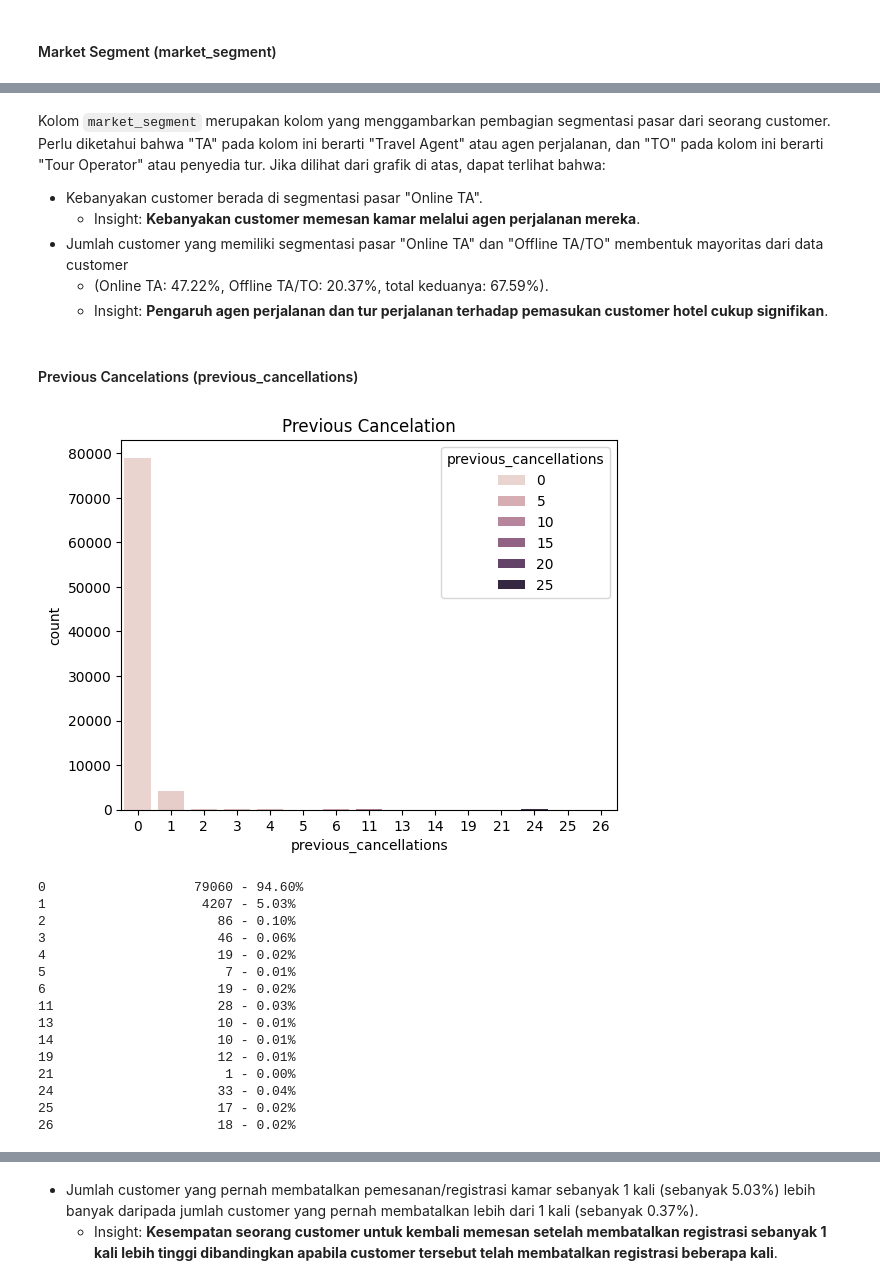
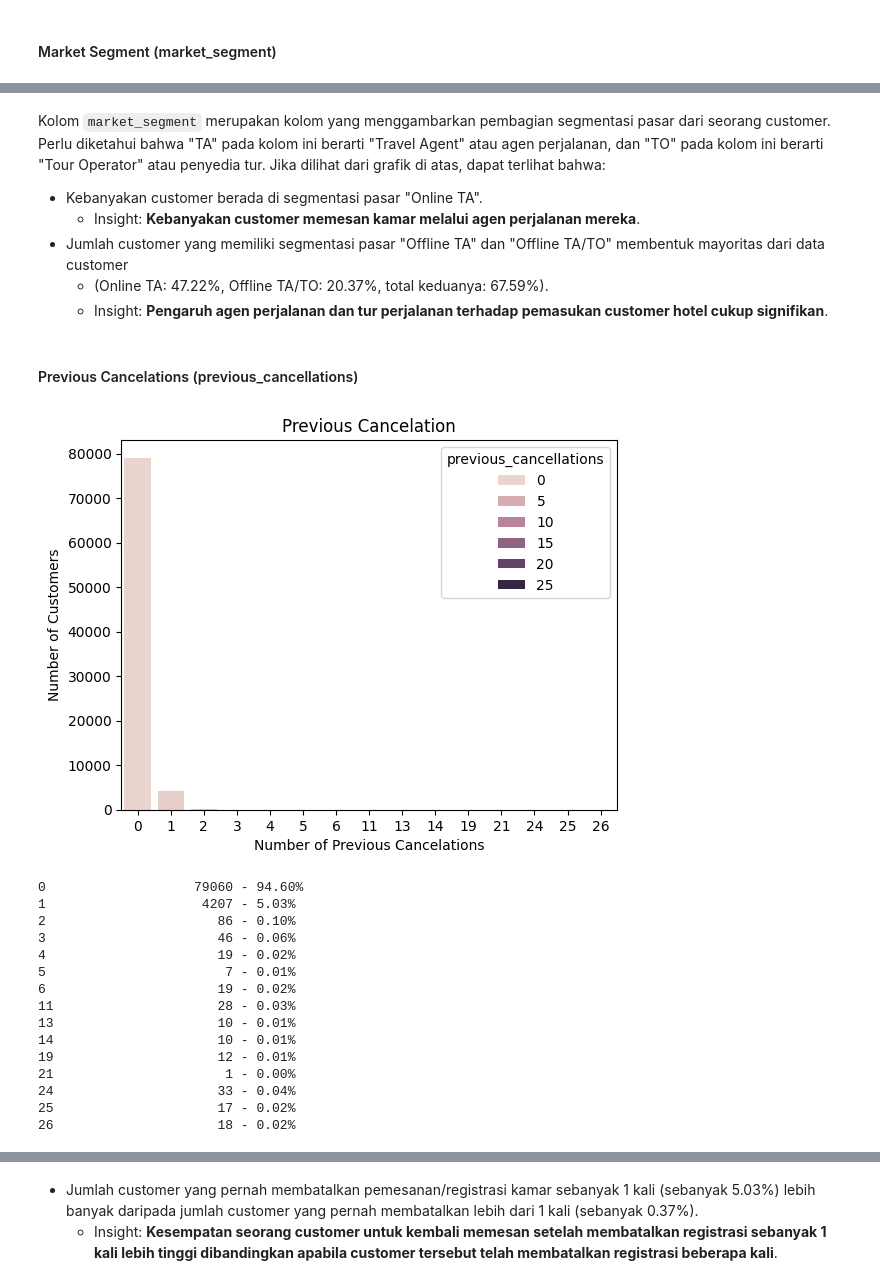
Before and after one commit to faishalhanan/capstone_modul3_hotelbookingcancelation, a Jupyter notebook: JCDSBSDAM-31_Faishal_Hananta_Aji_Capstone_Modul_3.ipynb, the cells around one changed output, grey strips where cells are left out. Cells and saved outputs as stored; diff of their text form; code cells hidden in the pictures.

```diff
--- a/JCDSBSDAM-31_Faishal_Hananta_Aji_Capstone_Modul_3.ipynb
+++ b/JCDSBSDAM-31_Faishal_Hananta_Aji_Capstone_Modul_3.ipynb
@@ -420,7 +438,7 @@ Undefined               1 - 0.00%
 Kolom `market_segment` merupakan kolom yang menggambarkan pembagian segmentasi pasar dari seorang customer. Perlu diketahui bahwa "TA" pada kolom ini berarti "Travel Agent" atau agen perjalanan, dan "TO" pada kolom ini berarti "Tour Operator" atau penyedia tur. Jika dilihat dari grafik di atas, dapat terlihat bahwa:
 - Kebanyakan customer berada di segmentasi pasar "Online TA".
     - Insight: **Kebanyakan customer memesan kamar melalui agen perjalanan mereka**.
-- Jumlah customer yang memiliki segmentasi pasar "Online TA" dan "Offline TA/TO" membentuk mayoritas dari data customer
+- Jumlah customer yang memiliki segmentasi pasar "Offline TA" dan "Offline TA/TO" membentuk mayoritas dari data customer
     - (Online TA: 47.22%, Offline TA/TO: 20.37%, total keduanya: 67.59%).
     - Insight: **Pengaruh agen perjalanan dan tur perjalanan terhadap pemasukan customer hotel cukup signifikan**.
 # %% [markdown]
@@ -428,18 +446,20 @@ Kolom `market_segment` merupakan kolom yang menggambarkan pembagian segmentasi p
 # %%
 # Distribusi jumlah pemesan kamar hotel terbagi berdasarkan jumlah pemesanan kamar hotel yang pernah dibatalkan
 sns.countplot(data=df,
               x="previous_cancellations",
               hue="previous_cancellations")
 plt.title("Previous Cancelation")
+plt.xlabel("Number of Previous Cancelations")
+plt.ylabel("Number of Customers")
 plt.show()
 
 unique_cancel = list(df["previous_cancellations"].unique())
 unique_cancel.sort()
 
 for cancel in unique_cancel:
     print(f"{cancel:<18} {len(df[df["previous_cancellations"] == cancel]):6} - {len(df[df["previous_cancellations"] == cancel])/len(df):.2%}")
 # %% [output]
-[figure, old version]
+[figure, new version]
 0                   79060 - 94.60%
 1                    4207 - 5.03%
 2                      86 - 0.10%
```
Also changed, not shown: parts of 29 cells of this notebook.
